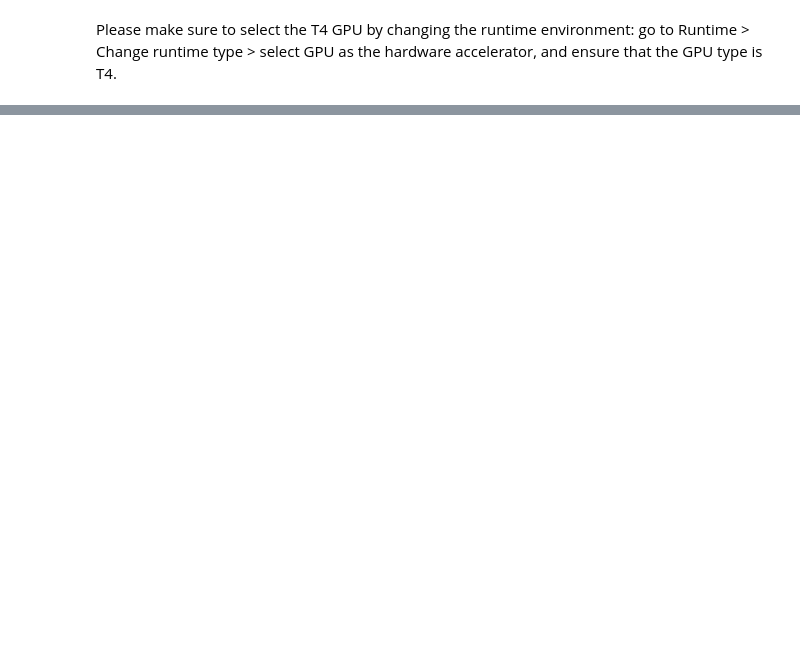
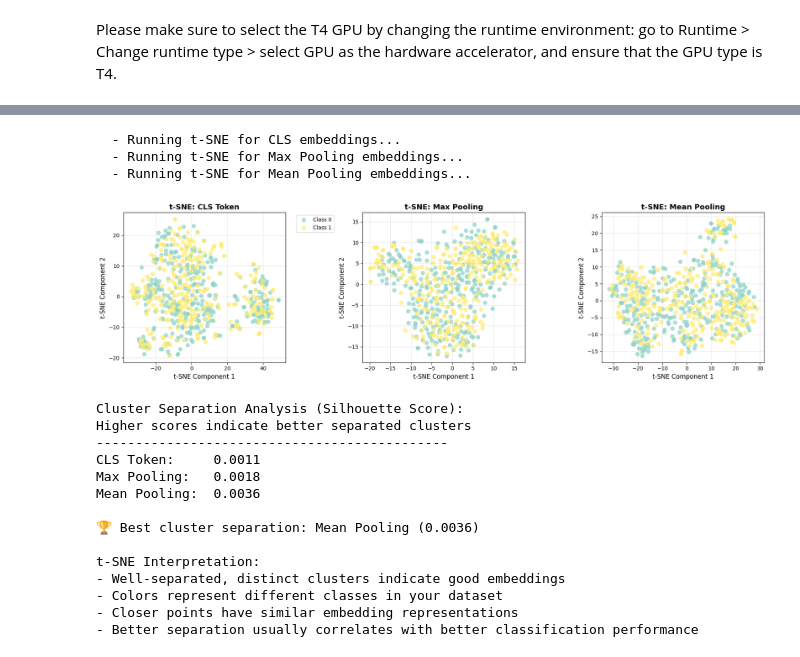
Before and after one commit to fabianagoes/ismb_tutorial8, a Jupyter notebook: tutorial_practical2_2_colab.ipynb, the cells around one changed output, grey strips where cells are left out. Drawn from its saved outputs; the diff is of its cells as text; code cells hidden in the pictures; blank space fills up the shorter version.

```diff
--- a/tutorial_practical2_2_colab.ipynb
+++ b/tutorial_practical2_2_colab.ipynb
@@ -44,6 +77,6 @@ display(dropdown)
 # %%
 #device = torch.device("cuda" if torch.cuda.is_available() else "cpu")
-device = torch.device("cpu")
+device = torch.device("cuda")
 tokenizer = AutoTokenizer.from_pretrained("zhihan1996/DNABERT-2-117M", trust_remote_code=True)
 model = AutoModel.from_pretrained("zhihan1996/DNABERT-2-117M", trust_remote_code=True)
 model.eval()
@@ -106,0 +421,58 @@ print(f"F1-score: {f1:.4f}")
+# %%
+from sklearn.manifold import TSNE
+import matplotlib.pyplot as plt
+# Perform t-SNE for each embedding method
+tsne = TSNE(n_components=2, random_state=42, perplexity=30, n_iter=1000)
+print("  - Running t-SNE for CLS embeddings...")
+tsne_cls = tsne.fit_transform(X_test_cls)
+
+print("  - Running t-SNE for Max Pooling embeddings...")
+tsne_max = tsne.fit_transform(X_test_max)
+
+print("  - Running t-SNE for Mean Pooling embeddings...")
+tsne_mean = tsne.fit_transform(X_test_mean)
+
+fig, axes = plt.subplots(1, 3, figsize=(18, 5))
+methods_tsne = ['CLS Token', 'Max Pooling', 'Mean Pooling']
+tsne_results = [tsne_cls, tsne_max, tsne_mean]
+
+unique_labels = np.unique(y_test)
+colors = plt.cm.Set3(np.linspace(0, 1, len(unique_labels)))
+
+for idx, (method, tsne_result) in enumerate(zip(methods_tsne, tsne_results)):
+   ax = axes[idx]
+
+   for label, color in zip(unique_labels, colors):
+       mask = y_test == label
+       ax.scatter(tsne_result[mask, 0], tsne_result[mask, 1],
+                 c=[color], label=f'Class {label}', alpha=0.7, s=50)
+
+   ax.set_title(f't-SNE: {method}', fontsize=10, fontweight='bold')
+   ax.set_xlabel('t-SNE Component 1', fontsize=10)
+   ax.set_ylabel('t-SNE Component 2', fontsize=10)
+   ax.grid(True, alpha=0.3)
+
+   if idx == 0:
+       ax.legend(bbox_to_anchor=(1.05, 1), loc='upper left')
+
+plt.tight_layout()
+plt.show()
+# %% [output]
+  - Running t-SNE for CLS embeddings...
+  - Running t-SNE for Max Pooling embeddings...
+  - Running t-SNE for Mean Pooling embeddings...
+[figure, added]
+Cluster Separation Analysis (Silhouette Score):
+Higher scores indicate better separated clusters
+---------------------------------------------
+CLS Token:     0.0011
+Max Pooling:   0.0018
+Mean Pooling:  0.0036
+
+🏆 Best cluster separation: Mean Pooling (0.0036)
+
+t-SNE Interpretation:
+- Well-separated, distinct clusters indicate good embeddings
+- Colors represent different classes in your dataset
+- Closer points have similar embedding representations
+- Better separation usually correlates with better classification performance
```
Also changed, not shown: parts of 26 cells of this notebook.
